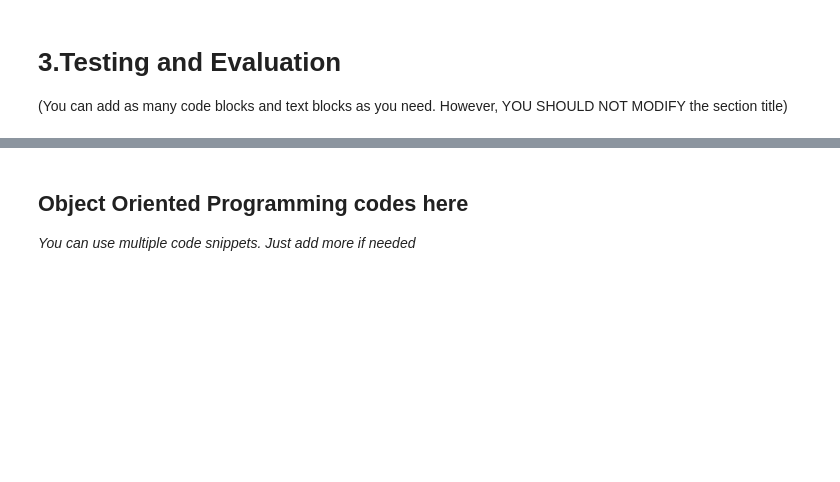
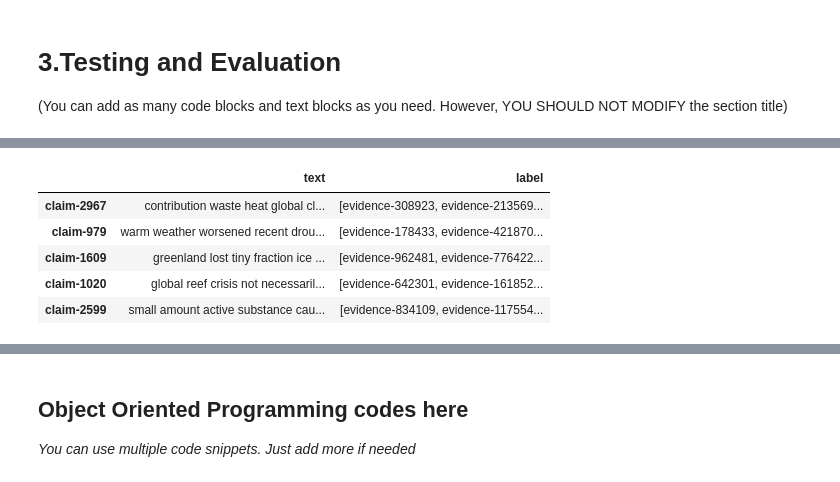
Before and after one commit to kaiyuanCui/nlp-group-project, a Jupyter notebook: testing-grounds/retrieval_combined.ipynb, the cells around one changed output, grey strips where cells are left out. Saved outputs shown, nothing was run; the diff lists cells and outputs as text; code cells hidden in the pictures; blank space fills up the shorter version.

```diff
--- a/testing-grounds/retrieval_combined.ipynb
+++ b/testing-grounds/retrieval_combined.ipynb
@@ -384,0 +427,20 @@ print('=' * 89)
+# %%
+
+# format test data to be put into model
+def prepareTestData():
+    tfidf_claim = test_with_evi['claim_text']
+    tfidf_evi = test_with_evi['evidences']
+    text_lst = []
+    for i in range(len(tfidf_claim)):
+        test_claim = tfidf_claim[i]
+        evidences = tfidf_evi[i]
+        for j in evidences:
+            text = test_claim + SPECIAL_TOKEN + processed_evidence[j]
+            text_lst.append(text)
+    claim_evi = {'text': text_lst, 'label':'unrelated'} # still include the label field to avoid index error
+    return pd.DataFrame(claim_evi)
+
+preparedTest = prepareTestData()
+preparedTest.head()
+test_dataset = TextDataset(preparedTest)
+test_dataloader = DataLoader(test_dataset, batch_size=20, shuffle=False, collate_fn=collate_batch)
@@ -384,0 +485,32 @@ print('=' * 89)
+# %%
+# update test_with_evi with model results
+
+def filter_relevant_evidences(claim_evidences, model_classifications):
+    claims = claim_evidences['claim_text']
+    evidences = claim_evidences['evidences']
+    filtered_evidences = []
+
+    classifications_index = 0
+    for i in range(len(claims)):
+        claim = claims[i]
+        curr_evidences = evidences[i]
+        curr_filtered = []
+        for evidence in curr_evidences:
+            if model_classifications[classifications_index] == 1:
+                curr_filtered.append(evidence)
+
+            classifications_index += 1
+        filtered_evidences.append(curr_filtered)
+
+    claim_evi = {'text': claims, 'label': filtered_evidences} # still include the label field to avoid index error
+    return pd.DataFrame(claim_evi)
+
+filtered_claim_evidences = filter_relevant_evidences(test_with_evi, all_predictions)
+filtered_claim_evidences.head()
+# %% [output]
+|  | text | label |
+| claim-2967 | contribution waste heat global cl... | [evidence-308923, evidence-213569... |
+| claim-979 | warm weather worsened recent drou... | [evidence-178433, evidence-421870... |
+| claim-1609 | greenland lost tiny fraction ice ... | [evidence-962481, evidence-776422... |
+| claim-1020 | global reef crisis not necessaril... | [evidence-642301, evidence-161852... |
+| claim-2599 | small amount active substance cau... | [evidence-834109, evidence-117554... |
```
Also changed, not shown: parts of 13 cells of this notebook.
